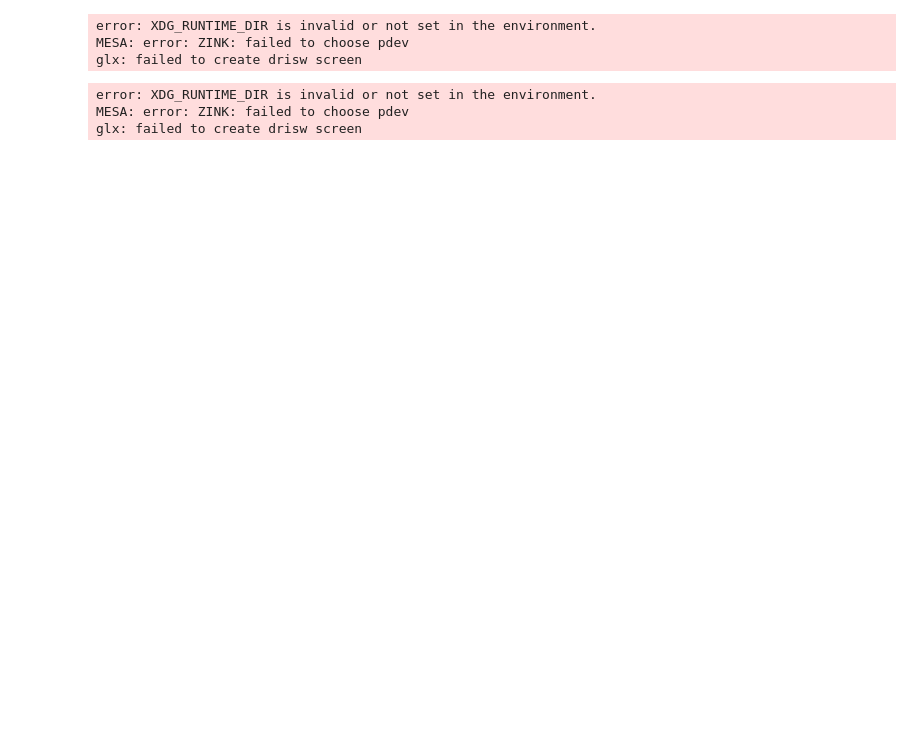
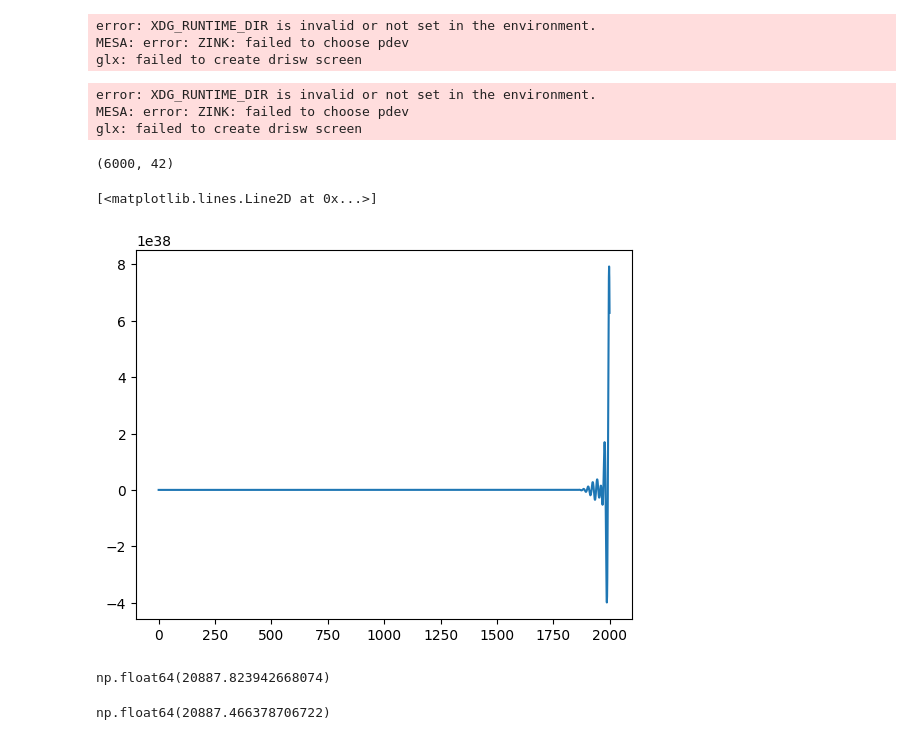
Before and after one commit to andinoboerst/FEMIN_adaptation, a Jupyter notebook: workspace/test.ipynb, the cells around one changed output. Drawn from its saved outputs; the diff is of its cells as text; code cells hidden in the pictures; blank space fills up the shorter version.

```diff
--- a/workspace/test.ipynb
+++ b/workspace/test.ipynb
@@ -440,0 +522,20 @@ glx: failed to create drisw screen
+# %%
+with open("tractions_test5.npy", "rb") as f:
+    tractions = np.load(f)
+# %%
+tractions.shape
+# %% [output]
+(6000, 42)
+# %%
+plt.plot(tractions[:, 21])
+# %% [output]
+[<matplotlib.lines.Line2D at 0x...>]
+[figure, added]
+# %%
+tractions[500:1500, 21].max()
+# %% [output]
+np.float64(20887.823942668074)
+# %%
+tractions[2500:3500, 21].max()
+# %% [output]
+np.float64(20887.466378706722)
```
Also changed, not shown: parts of 8 cells of this notebook, 6 other files.
